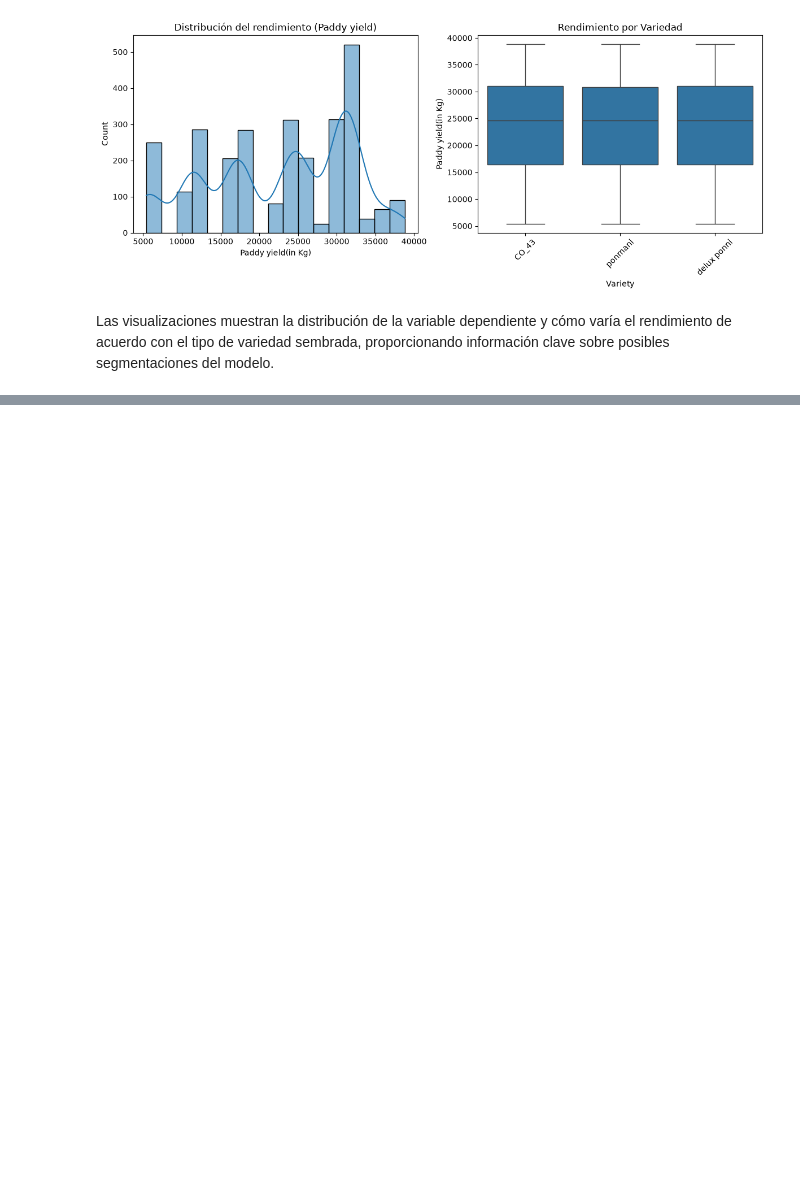
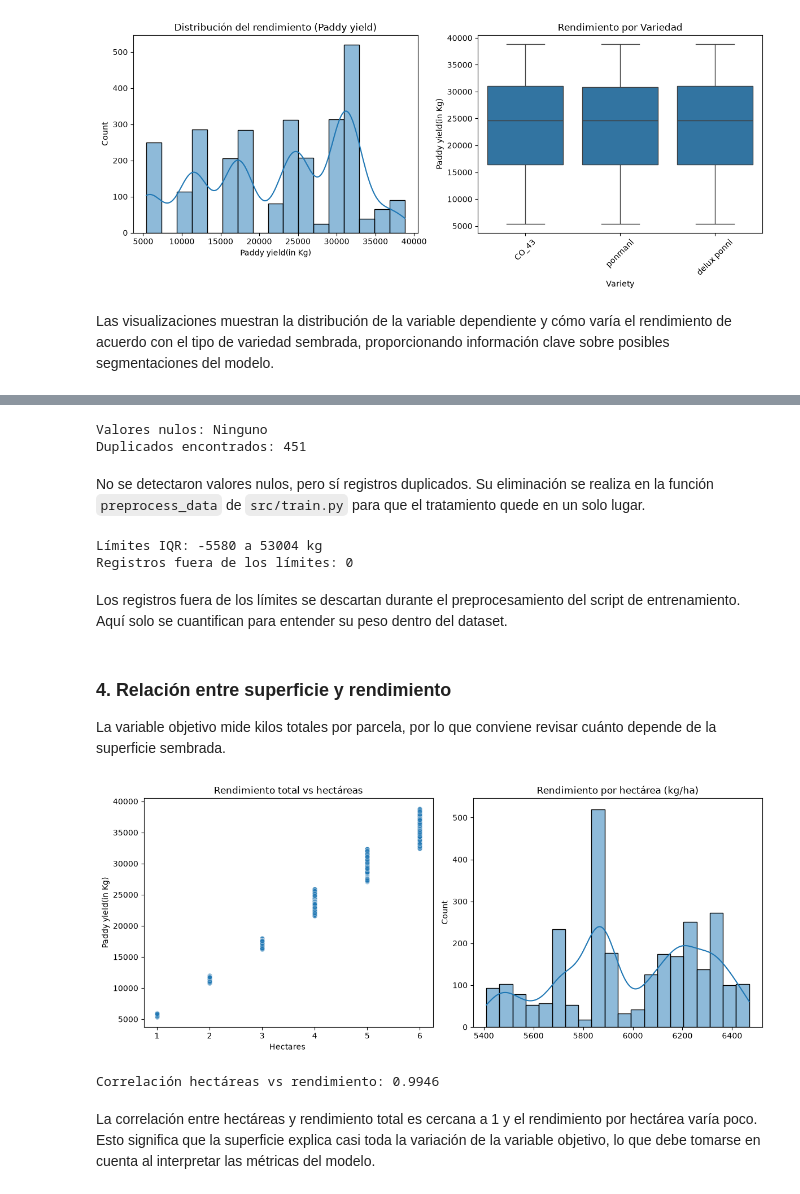
Before and after one commit to oscartrix/tec-mlops-2026, a Jupyter notebook: notebooks/eda_paddy.ipynb, the cells around one changed output, grey strips where cells are left out. Saved outputs shown, nothing was run; the diff lists cells and outputs as text; code cells hidden in the pictures; blank space fills up the shorter version.

```diff
--- a/notebooks/eda_paddy.ipynb
+++ b/notebooks/eda_paddy.ipynb
@@ -149,10 +100,0 @@ Las visualizaciones muestran la distribución de la variable dependiente y cómo
-# %%
-# Verificación de valores nulos y duplicados
-nulos = df.isnull().sum()[df.isnull().sum() > 0]
-duplicados = df.duplicated().sum()
-
-print("Valores nulos:", nulos if not nulos.empty else "Ninguno")
-print("Duplicados encontrados:", duplicados)
-
-# Eliminación de registros duplicados
-df = df.drop_duplicates().reset_index(drop=True)
@@ -187,0 +103,51 @@ df_encoded.head()
+# %%
+# Verificación de valores nulos y duplicados
+nulos = df.isnull().sum()[df.isnull().sum() > 0]
+duplicados = df.duplicated().sum()
+
+print("Valores nulos:", nulos if not nulos.empty else "Ninguno")
+print("Duplicados encontrados:", duplicados)
+# %% [output]
+Valores nulos: Ninguno
+Duplicados encontrados: 451
+# %% [markdown]
+No se detectaron valores nulos, pero sí registros duplicados. Su eliminación se realiza en la función `preprocess_data` de `src/train.py` para que el tratamiento quede en un solo lugar.
+# %%
+# Identificación de valores atípicos en la variable objetivo mediante el rango intercuartílico (IQR)
+objetivo = 'Paddy yield(in Kg)'
+q1 = df[objetivo].quantile(0.25)
+q3 = df[objetivo].quantile(0.75)
+iqr = q3 - q1
+limite_inf = q1 - 1.5 * iqr
+limite_sup = q3 + 1.5 * iqr
+atipicos = df[(df[objetivo] < limite_inf) | (df[objetivo] > limite_sup)]
+
+print(f"Límites IQR: {limite_inf:.0f} a {limite_sup:.0f} kg")
+print(f"Registros fuera de los límites: {len(atipicos)}")
+# %% [output]
+Límites IQR: -5580 a 53004 kg
+Registros fuera de los límites: 0
+# %% [markdown]
+Los registros fuera de los límites se descartan durante el preprocesamiento del script de entrenamiento. Aquí solo se cuantifican para entender su peso dentro del dataset.
+# %% [markdown]
+### 4. Relación entre superficie y rendimiento
+
+La variable objetivo mide kilos totales por parcela, por lo que conviene revisar cuánto depende de la superficie sembrada.
+# %%
+fig, ax = plt.subplots(1, 2, figsize=(12, 5))
+
+sns.scatterplot(x='Hectares ', y=objetivo, data=df, alpha=0.4, ax=ax[0])
+ax[0].set_title('Rendimiento total vs hectáreas')
+
+sns.histplot(df[objetivo] / df['Hectares '], kde=True, ax=ax[1])
+ax[1].set_title('Rendimiento por hectárea (kg/ha)')
+
+plt.tight_layout()
+plt.show()
+
+print("Correlación hectáreas vs rendimiento:", round(df['Hectares '].corr(df[objetivo]), 4))
+# %% [output]
+[figure, added]
+Correlación hectáreas vs rendimiento: 0.9946
+# %% [markdown]
+La correlación entre hectáreas y rendimiento total es cercana a 1 y el rendimiento por hectárea varía poco. Esto significa que la superficie explica casi toda la variación de la variable objetivo, lo que debe tomarse en cuenta al interpretar las métricas del modelo.
```
Also changed, not shown: parts of 11 cells of this notebook, 10 other files.
